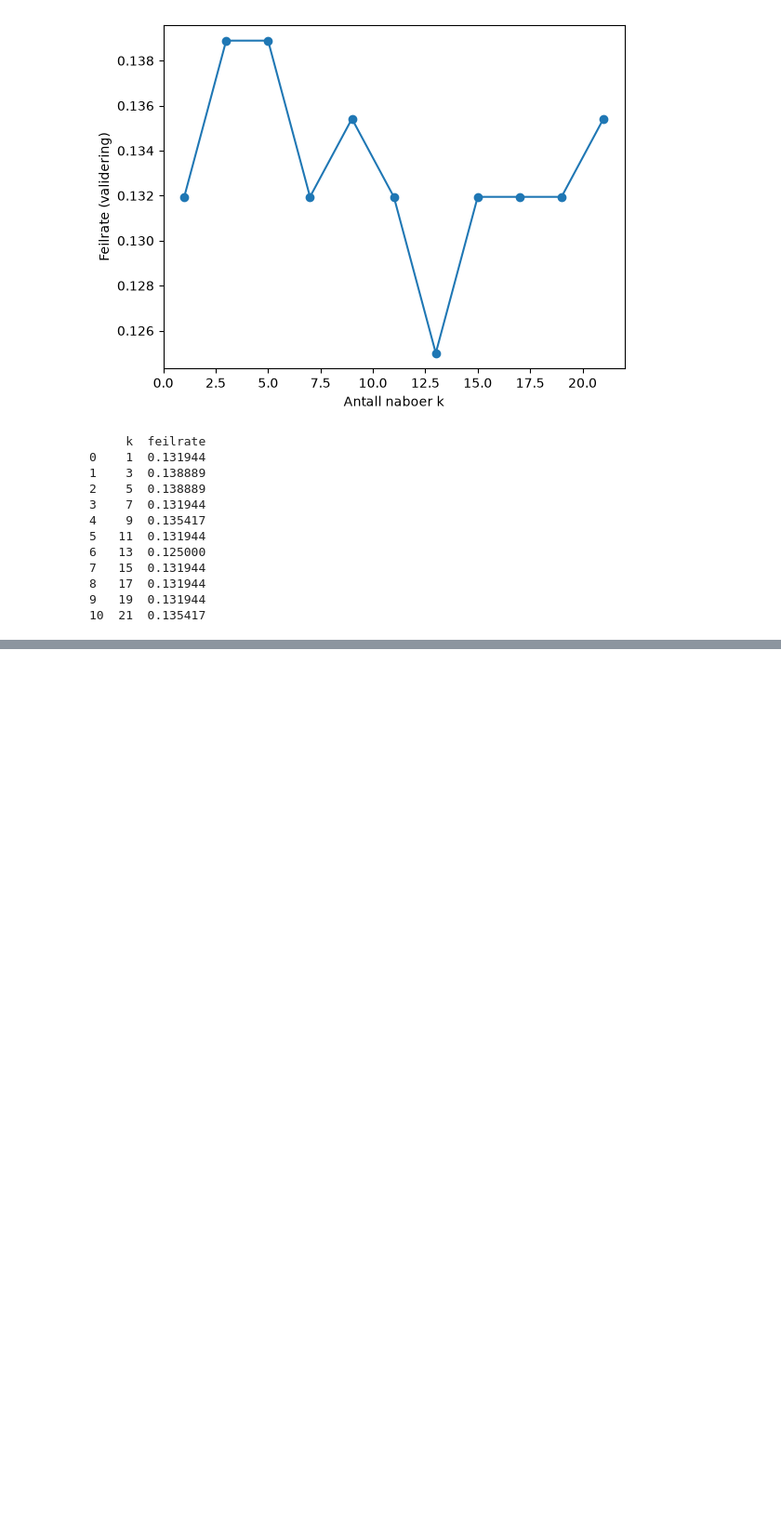
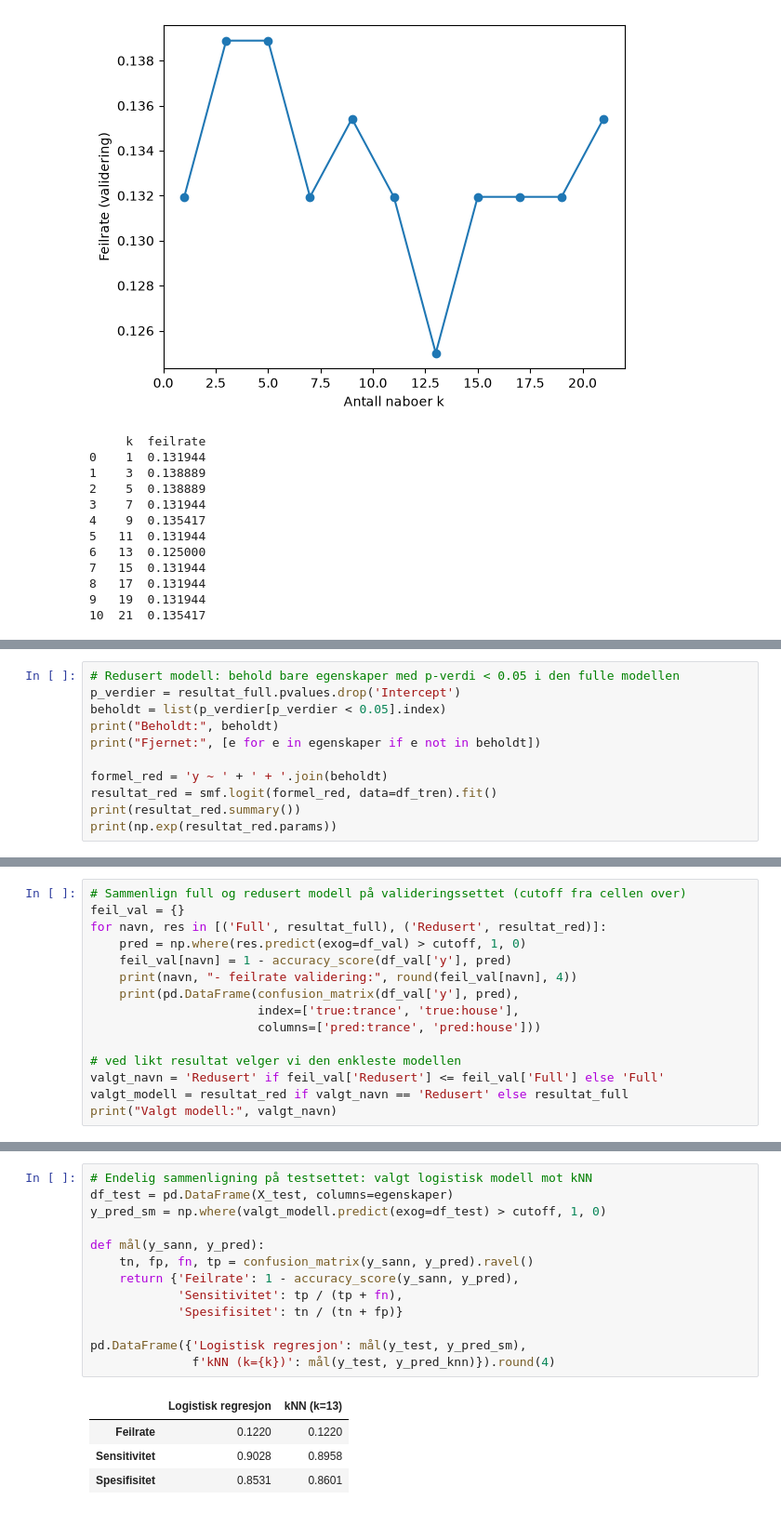
Before and after one commit to ULRlK/Statistikk-Prosjekt, a Jupyter notebook: klassifikasjon.ipynb, the cells around one changed output, grey strips where cells are left out. Shown at 93% size. Cells and saved outputs as stored; diff of their text form; blank space fills up the shorter version.

```diff
--- a/klassifikasjon.ipynb
+++ b/klassifikasjon.ipynb
@@ -233,0 +256,11 @@ Spesifisitet: 0.8462
+# %%
+# Redusert modell: behold bare egenskaper med p-verdi < 0.05 i den fulle modellen
+p_verdier = resultat_full.pvalues.drop('Intercept')
+beholdt = list(p_verdier[p_verdier < 0.05].index)
+print("Beholdt:", beholdt)
+print("Fjernet:", [e for e in egenskaper if e not in beholdt])
+
+formel_red = 'y ~ ' + ' + '.join(beholdt)
+resultat_red = smf.logit(formel_red, data=df_tren).fit()
+print(resultat_red.summary())
+print(np.exp(resultat_red.params))
@@ -233,0 +285,15 @@ Spesifisitet: 0.8462
+# %%
+# Sammenlign full og redusert modell på valideringssettet (cutoff fra cellen over)
+feil_val = {}
+for navn, res in [('Full', resultat_full), ('Redusert', resultat_red)]:
+    pred = np.where(res.predict(exog=df_val) > cutoff, 1, 0)
+    feil_val[navn] = 1 - accuracy_score(df_val['y'], pred)
+    print(navn, "- feilrate validering:", round(feil_val[navn], 4))
+    print(pd.DataFrame(confusion_matrix(df_val['y'], pred),
+                       index=['true:trance', 'true:house'],
+                       columns=['pred:trance', 'pred:house']))
+
+# ved likt resultat velger vi den enkleste modellen
+valgt_navn = 'Redusert' if feil_val['Redusert'] <= feil_val['Full'] else 'Full'
+valgt_modell = resultat_red if valgt_navn == 'Redusert' else resultat_full
+print("Valgt modell:", valgt_navn)
@@ -233,0 +310,18 @@ Spesifisitet: 0.8462
+# %%
+# Endelig sammenligning på testsettet: valgt logistisk modell mot kNN
+df_test = pd.DataFrame(X_test, columns=egenskaper)
+y_pred_sm = np.where(valgt_modell.predict(exog=df_test) > cutoff, 1, 0)
+
+def mål(y_sann, y_pred):
+    tn, fp, fn, tp = confusion_matrix(y_sann, y_pred).ravel()
+    return {'Feilrate': 1 - accuracy_score(y_sann, y_pred),
+            'Sensitivitet': tp / (tp + fn),
+            'Spesifisitet': tn / (tn + fp)}
+
+pd.DataFrame({'Logistisk regresjon': mål(y_test, y_pred_sm),
+              f'kNN (k={k})': mål(y_test, y_pred_knn)}).round(4)
+# %% [output]
+|  | Logistisk regresjon | kNN (k=13) |
+| Feilrate | 0.1220 | 0.1220 |
+| Sensitivitet | 0.9028 | 0.8958 |
+| Spesifisitet | 0.8531 | 0.8601 |
```
Also changed, not shown: parts of 8 cells of this notebook.
